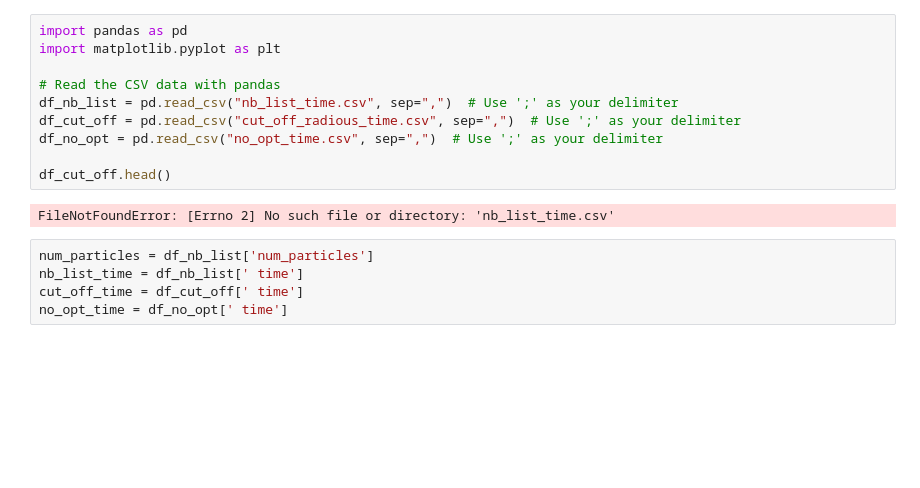
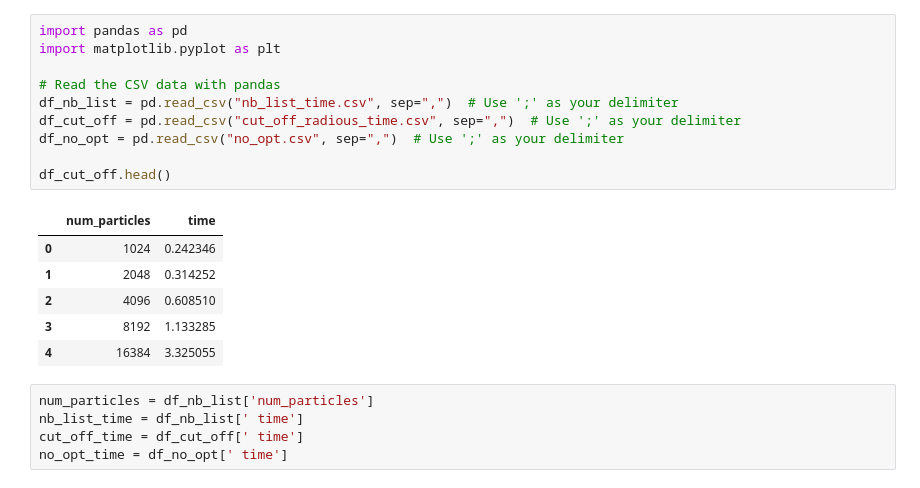
Before and after one commit to PedroTricossi/HESP---SS2024, a Jupyter notebook: task4/generate_graph.ipynb, the cells around one changed output. Drawn from its saved outputs; the diff is of its cells as text; blank space fills up the shorter version.

```diff
--- a/task4/generate_graph.ipynb
+++ b/task4/generate_graph.ipynb
@@ -1,15 +1,20 @@
 # %%
 import pandas as pd
 import matplotlib.pyplot as plt
 
 # Read the CSV data with pandas
 df_nb_list = pd.read_csv("nb_list_time.csv", sep=",")  # Use ';' as your delimiter
 df_cut_off = pd.read_csv("cut_off_radious_time.csv", sep=",")  # Use ';' as your delimiter
-df_no_opt = pd.read_csv("no_opt_time.csv", sep=",")  # Use ';' as your delimiter
+df_no_opt = pd.read_csv("no_opt.csv", sep=",")  # Use ';' as your delimiter
 
 df_cut_off.head()
 # %% [output]
-FileNotFoundError: [Errno 2] No such file or directory: 'nb_list_time.csv'
+|  | num_particles | time |
+| 0 | 1024 | 0.242346 |
+| 1 | 2048 | 0.314252 |
+| 2 | 4096 | 0.608510 |
+| 3 | 8192 | 1.133285 |
+| 4 | 16384 | 3.325055 |
 # %%
 num_particles = df_nb_list['num_particles']
 nb_list_time = df_nb_list[' time']
```
Also changed, not shown: parts of 1 cell of this notebook, 1 other file.
